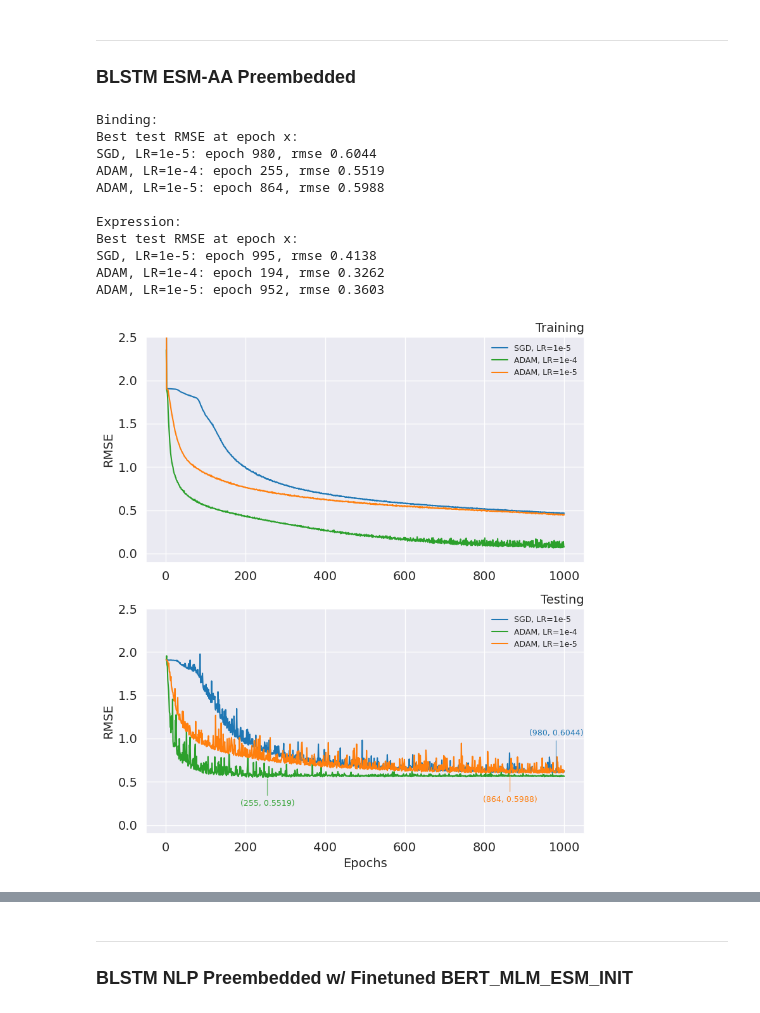
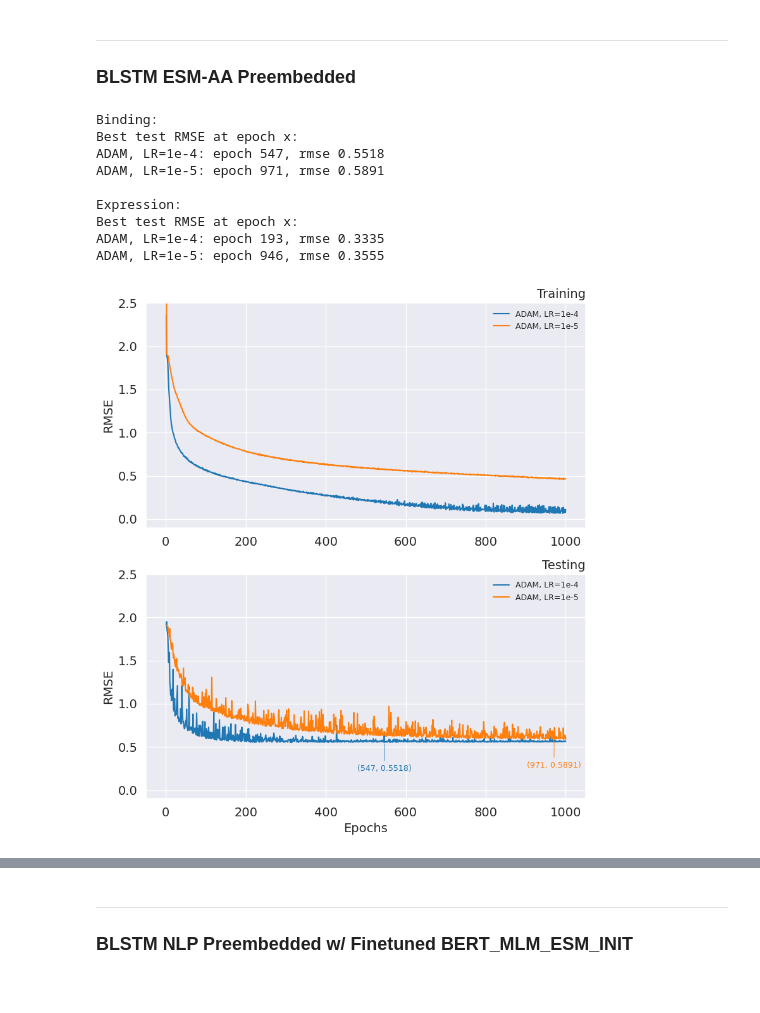
Before and after one commit to stelleg/Spike_NLP, a Jupyter notebook: notebooks/models/finetuning-DMS_OLD-lr_comp.model_results_graphs.ipynb, the cells around one changed output, grey strips where cells are left out. Saved outputs shown, nothing was run; the diff lists cells and outputs as text; code cells hidden in the pictures.

```diff
--- a/notebooks/models/finetuning-DMS_OLD-lr_comp.model_results_graphs.ipynb
+++ b/notebooks/models/finetuning-DMS_OLD-lr_comp.model_results_graphs.ipynb
@@ -397,39 +375,33 @@ ADAM, LR=1e-5: epoch 991, rmse 0.6180
 ---
 ### BLSTM ESM-AA Preembedded
 # %%
-b_sgd_lr_1e_neg_5 = "../../results/run_results/blstm-ESM_AA_preembedded/sgd.lr1e-5.blstm-ESM_AA_preembedded-DMS_OLD-binding-2024-11-12_21-02/blstm-ESM_AA_preembedded-DMS_OLD_binding-train_82178_test_20545_metrics.csv"
-b_adam_lr_1e_neg_4 = "../../results/run_results/blstm-ESM_AA_preembedded/re.adam.lr1e-4.blstm-ESM_AA_preembedded-DMS_OLD-binding-2024-11-29_20-44/blstm-ESM_AA_preembedded-DMS_OLD_binding-train_82178_test_20545_metrics.csv"
-b_adam_lr_1e_neg_5 = "../../results/run_results/blstm-ESM_AA_preembedded/re.adam.lr1e-5.blstm-ESM_AA_preembedded-DMS_OLD-binding-2024-11-29_20-40/blstm-ESM_AA_preembedded-DMS_OLD_binding-train_82178_test_20545_metrics.csv"
+b_adam_lr_1e_neg_4 = "../../results/run_results/blstm-ESM_AA_preembedded/adam.lr1e-04.blstm-ESM_AA_preembedded-DMS_OLD-binding-2024-12-05_01-05/blstm-ESM_AA_preembedded-DMS_OLD_binding-train_82178_test_20545_metrics.csv"
+b_adam_lr_1e_neg_5 = "../../results/run_results/blstm-ESM_AA_preembedded/adam.lr1e-05.blstm-ESM_AA_preembedded-DMS_OLD-binding-2024-12-04_14-58/blstm-ESM_AA_preembedded-DMS_OLD_binding-train_82178_test_20545_metrics.csv"
 comparison_file = "../../results/plots/model_comparisons/finetuning/lr_comp/blstm-esm_aa_preembedded.binding"
 b_coords = {
-    "SGD, LR:1e-5": (0, 50),
     "ADAM, LR:1e-4": (0,-25),
     "ADAM, LR:1e-5": (0,-25)
 }
 print("Binding:")
-plot_comparative_lr_log_file(b_sgd_lr_1e_neg_5, b_adam_lr_1e_neg_4, b_adam_lr_1e_neg_5, b_coords, f"{comparison_file}.model_comp.pdf")
+plot_comparative_lr_log_file(b_adam_lr_1e_neg_4, b_adam_lr_1e_neg_5, b_coords, f"{comparison_file}.model_comp.pdf")
 
-e_sgd_lr_1e_neg_5 = "../../results/run_results/blstm-ESM_AA_preembedded/sgd.lr1e-5.blstm-ESM_AA_preembedded-DMS_OLD-expression-2024-11-12_20-57/blstm-ESM_AA_preembedded-DMS_OLD_expression-train_82178_test_20545_metrics.csv"
-e_adam_lr_1e_neg_4 = "../../results/run_results/blstm-ESM_AA_preembedded/re.adam.lr1e-4.blstm-ESM_AA_preembedded-DMS_OLD-expression-2024-11-29_20-43/blstm-ESM_AA_preembedded-DMS_OLD_expression-train_82178_test_20545_metrics.csv"
-e_adam_lr_1e_neg_5 = "../../results/run_results/blstm-ESM_AA_preembedded/re.adam.lr1e-5.blstm-ESM_AA_preembedded-DMS_OLD-expression-2024-11-29_20-41/blstm-ESM_AA_preembedded-DMS_OLD_expression-train_82178_test_20545_metrics.csv"
+e_adam_lr_1e_neg_4 = "../../results/run_results/blstm-ESM_AA_preembedded/adam.lr1e-04.blstm-ESM_AA_preembedded-DMS_OLD-expression-2024-12-05_01-06/blstm-ESM_AA_preembedded-DMS_OLD_expression-train_82178_test_20545_metrics.csv"
+e_adam_lr_1e_neg_5 = "../../results/run_results/blstm-ESM_AA_preembedded/adam.lr1e-05.blstm-ESM_AA_preembedded-DMS_OLD-expression-2024-12-04_15-00/blstm-ESM_AA_preembedded-DMS_OLD_expression-train_82178_test_20545_metrics.csv"
 comparison_file = "../../results/plots/model_comparisons/finetuning/lr_comp/blstm-esm_aa_preembedded.expression"
 e_coords = {
-    "SGD, LR:1e-5": (-10, 50),
     "ADAM, LR:1e-4": (0,-25),
     "ADAM, LR:1e-5": (0,-25)
 }
 print("\nExpression:")
-plot_comparative_lr_log_file(e_sgd_lr_1e_neg_5,e_adam_lr_1e_neg_4, e_adam_lr_1e_neg_5, e_coords, f"{comparison_file}.model_comp.pdf")
+plot_comparative_lr_log_file(e_adam_lr_1e_neg_4, e_adam_lr_1e_neg_5, e_coords, f"{comparison_file}.model_comp.pdf")
 # %% [output]
 Binding:
 Best test RMSE at epoch x:
-SGD, LR=1e-5: epoch 980, rmse 0.6044
-ADAM, LR=1e-4: epoch 255, rmse 0.5519
-ADAM, LR=1e-5: epoch 864, rmse 0.5988
+ADAM, LR=1e-4: epoch 547, rmse 0.5518
+ADAM, LR=1e-5: epoch 971, rmse 0.5891
 
 Expression:
 Best test RMSE at epoch x:
-SGD, LR=1e-5: epoch 995, rmse 0.4138
-ADAM, LR=1e-4: epoch 194, rmse 0.3262
-ADAM, LR=1e-5: epoch 952, rmse 0.3603
+ADAM, LR=1e-4: epoch 193, rmse 0.3335
+ADAM, LR=1e-5: epoch 946, rmse 0.3555
-[figure, old version]
+[figure, new version]
```
Also changed, not shown: parts of 14 cells of this notebook, 44 other files.
